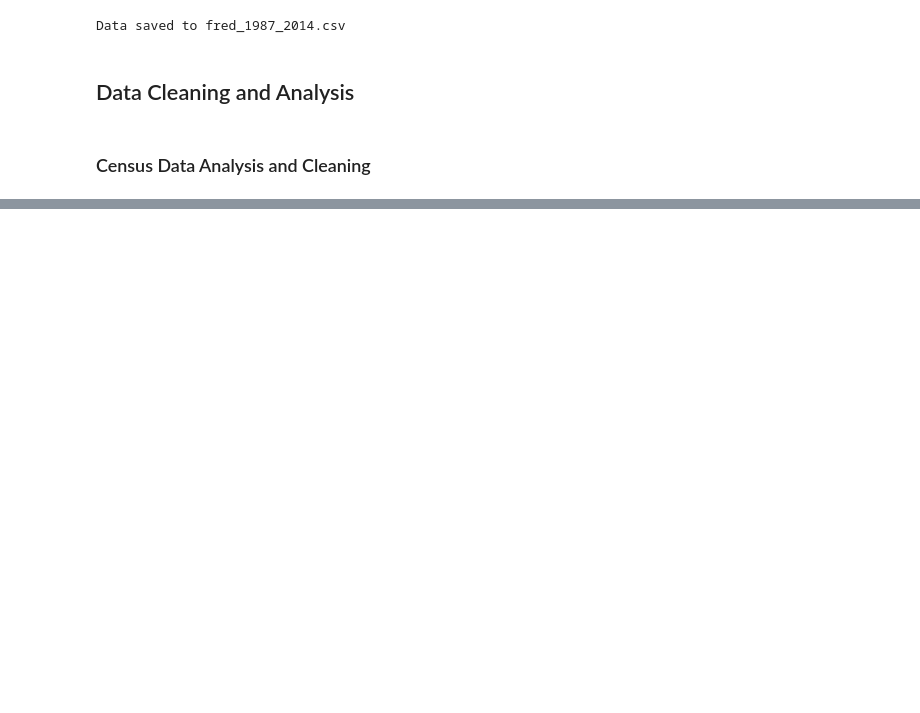
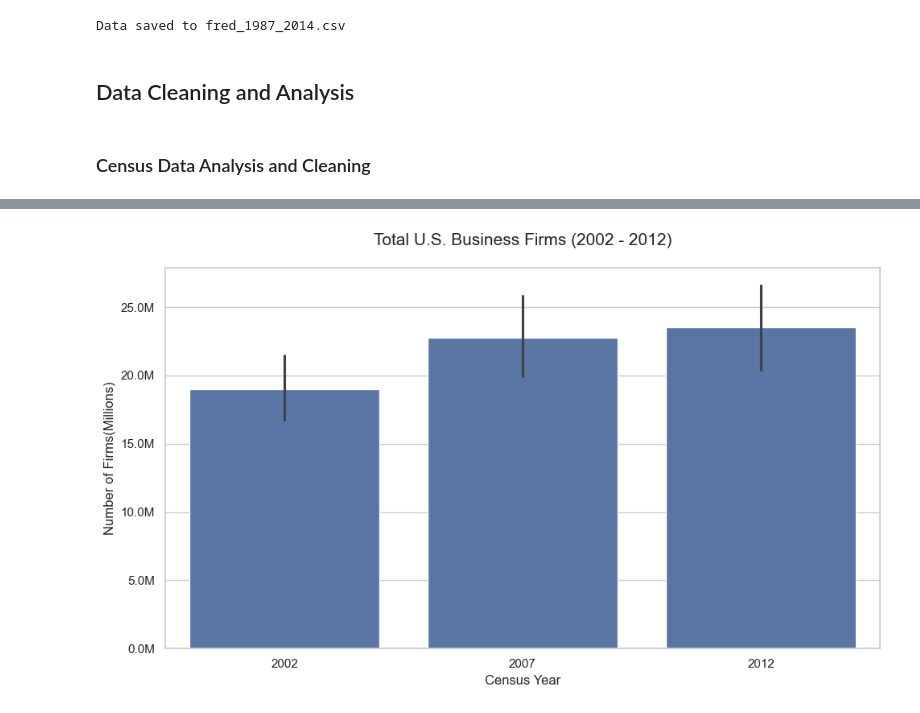
Before and after one commit to CPSC-5071-SELECT-ALL-FROM-STRUGGLING/FairLend-SBA, a Jupyter notebook: notebooks/Data_Load_Preparation_and_Cleaning.ipynb, the cells around one changed output, grey strips where cells are left out. Saved outputs shown, nothing was run; the diff lists cells and outputs as text; code cells hidden in the pictures; blank space fills up the shorter version.

Commit message:
fix and update census and fred data analysis

```diff
--- a/notebooks/Data_Load_Preparation_and_Cleaning.ipynb
+++ b/notebooks/Data_Load_Preparation_and_Cleaning.ipynb
@@ -440,0 +828,2 @@ dtype: int64
+# %%
+df = pd.read_csv('../data/merged_census_sba.csv')
@@ -440,0 +906,27 @@ dtype: int64
+# %%
+from matplotlib import ticker
+df_totals = df[
+    (df['SEX'] == 'All firms') &
+    (df['RACE_GROUP'] == 'All firms') &
+    (df['ETH_GROUP'] == 'All firms') &
+    (df['VET_GROUP'] == 'All firms')
+].copy()
+sns.set_theme(style="whitegrid")
+
+plt.figure(figsize=(10, 6))
+ax = sns.barplot(
+    data=df_totals,
+    x='YEAR',
+    y='FIRMALL',
+    estimator=sum
+)
+ax.yaxis.set_major_formatter(ticker.FuncFormatter(lambda x, pos: f'{x/1e6:.1f}M'))
+
+plt.title('Total U.S. Business Firms (2002 - 2012)', fontsize=15, pad=20)
+plt.ylabel('Number of Firms(Millions)', fontsize=12)
+plt.xlabel('Census Year', fontsize=12)
+plt.tight_layout()
+
+plt.show()
+# %% [output]
+[figure, added]
```
Also changed, not shown: parts of 45 cells of this notebook.
